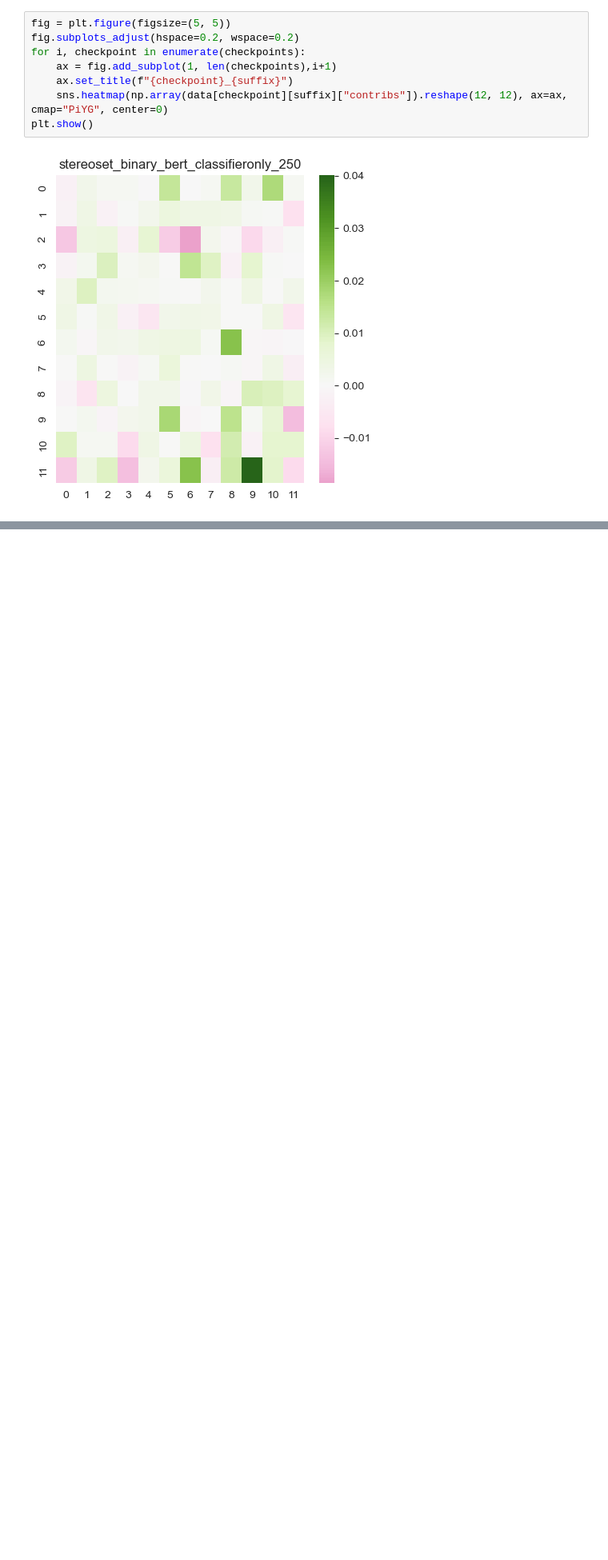
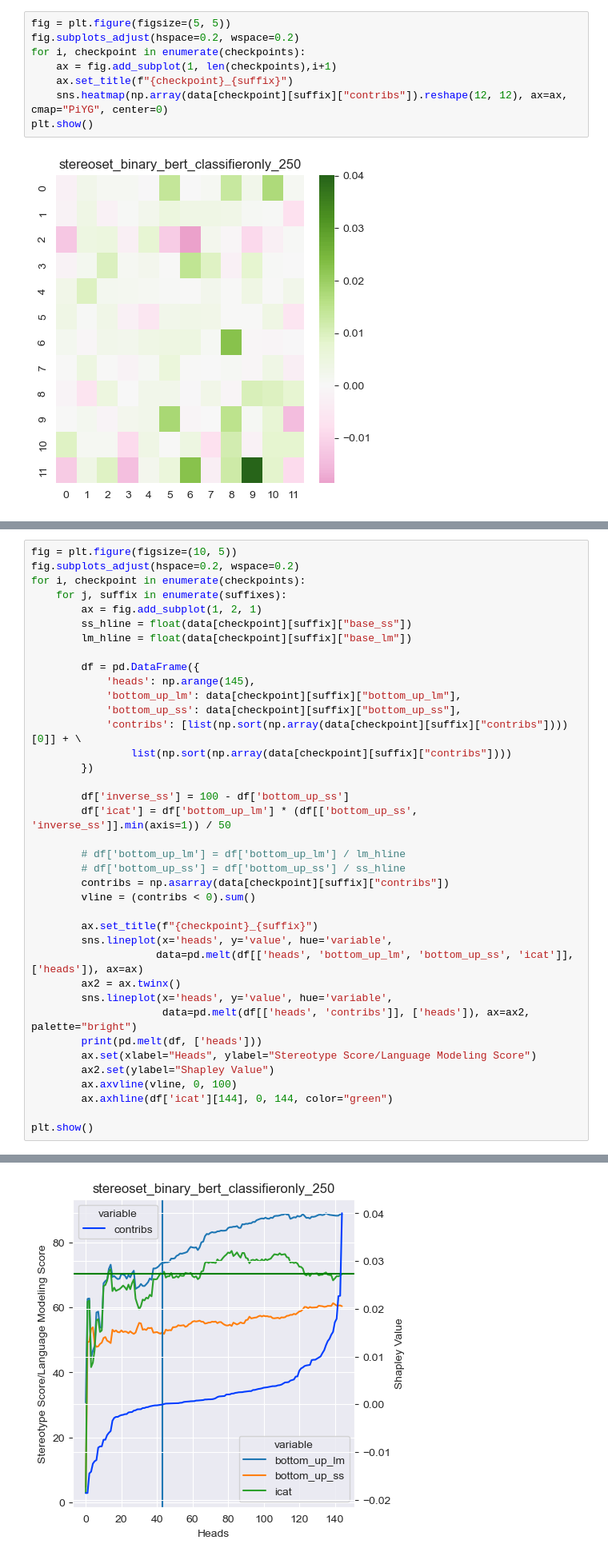
Before and after one commit to henryscheible/nlp-research, a Jupyter notebook: visualizations/ss_ablation.ipynb, the cells around one changed output, grey strips where cells are left out. Shown at 80% size. Cells and saved outputs as stored; diff of their text form; blank space fills up the shorter version.

```diff
--- a/visualizations/ss_ablation.ipynb
+++ b/visualizations/ss_ablation.ipynb
@@ -66,0 +78,39 @@ plt.show()
+# %%
+fig = plt.figure(figsize=(10, 5))
+fig.subplots_adjust(hspace=0.2, wspace=0.2)
+for i, checkpoint in enumerate(checkpoints):
+    for j, suffix in enumerate(suffixes):
+        ax = fig.add_subplot(1, 2, 1)
+        ss_hline = float(data[checkpoint][suffix]["base_ss"])
+        lm_hline = float(data[checkpoint][suffix]["base_lm"])
+
+        df = pd.DataFrame({
+            'heads': np.arange(145),
+            'bottom_up_lm': data[checkpoint][suffix]["bottom_up_lm"],
+            'bottom_up_ss': data[checkpoint][suffix]["bottom_up_ss"],
+            'contribs': [list(np.sort(np.array(data[checkpoint][suffix]["contribs"])))[0]] + \
+                list(np.sort(np.array(data[checkpoint][suffix]["contribs"])))
+        })
+
+        df['inverse_ss'] = 100 - df['bottom_up_ss']
+        df['icat'] = df['bottom_up_lm'] * (df[['bottom_up_ss', 'inverse_ss']].min(axis=1)) / 50
+
+        # df['bottom_up_lm'] = df['bottom_up_lm'] / lm_hline
+        # df['bottom_up_ss'] = df['bottom_up_ss'] / ss_hline
+        contribs = np.asarray(data[checkpoint][suffix]["contribs"])
+        vline = (contribs < 0).sum()
+
+        ax.set_title(f"{checkpoint}_{suffix}")
+        sns.lineplot(x='heads', y='value', hue='variable',
+                    data=pd.melt(df[['heads', 'bottom_up_lm', 'bottom_up_ss', 'icat']], ['heads']), ax=ax)
+        ax2 = ax.twinx()
+        sns.lineplot(x='heads', y='value', hue='variable',
+                     data=pd.melt(df[['heads', 'contribs']], ['heads']), ax=ax2, palette="bright")
+        print(pd.melt(df, ['heads']))
+        ax.set(xlabel="Heads", ylabel="Stereotype Score/Language Modeling Score")
+        ax2.set(ylabel="Shapley Value")
+        ax.axvline(vline, 0, 100)
+        ax.axhline(df['icat'][144], 0, 144, color="green")
+
+plt.show()
+# %% [output]
@@ -66,0 +131 @@ plt.show()
+[figure, added]
```
Also changed, not shown: parts of 7 cells of this notebook, 10 other files.
